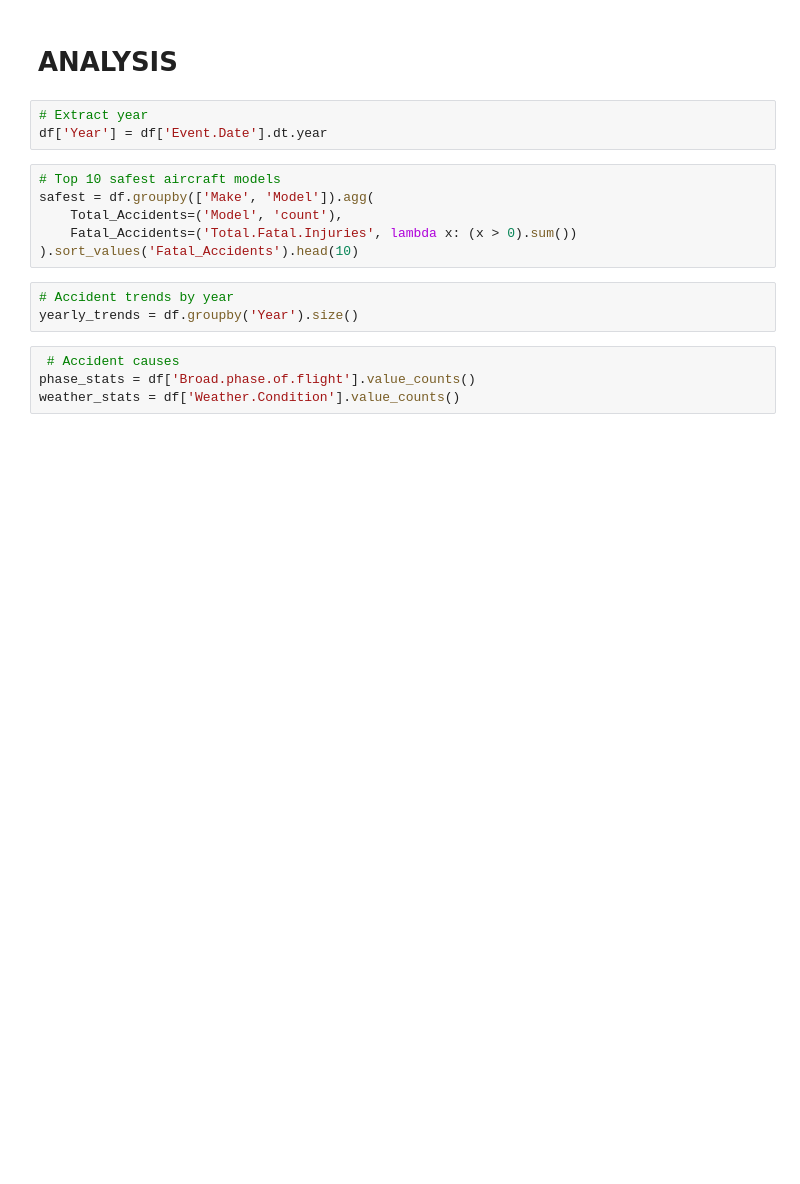
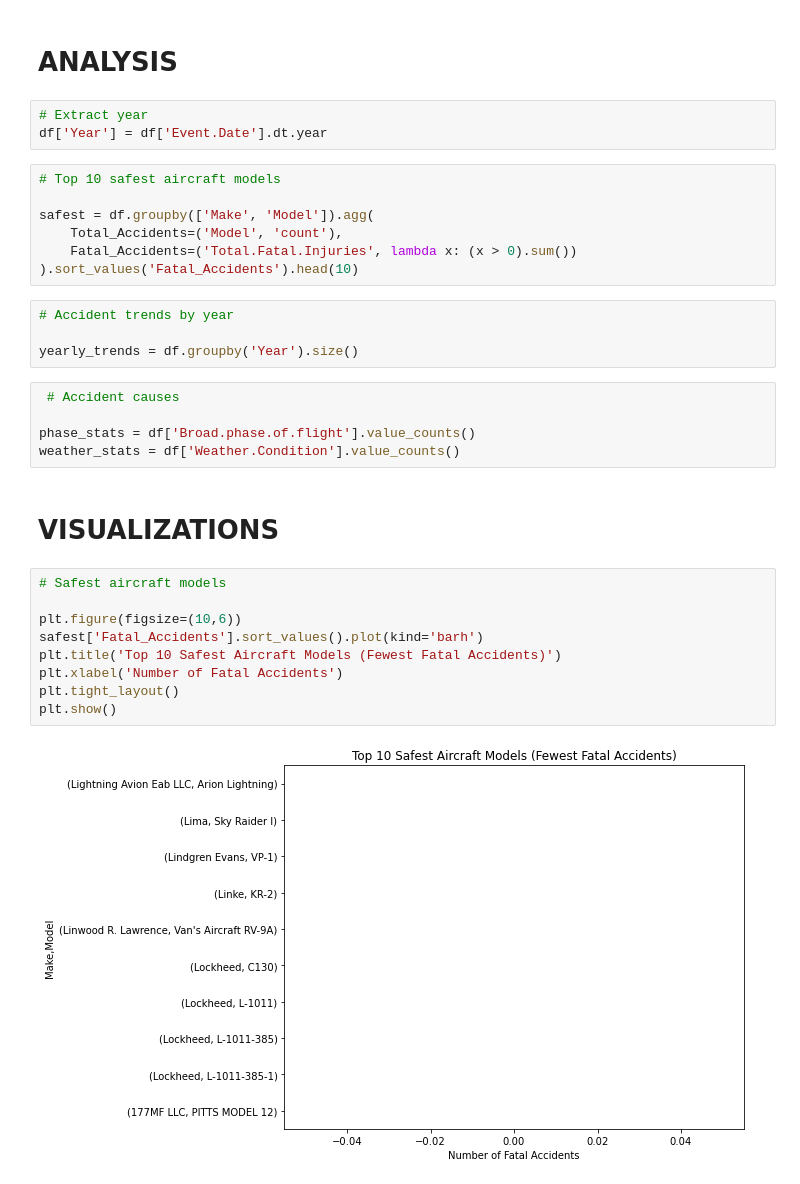
Before and after one commit to kungstar/phase1_project_aviation_analysis, a Jupyter notebook: analysis.ipynb, the cells around one changed output. Cells and saved outputs as stored; diff of their text form; blank space fills up the shorter version.

Commit message:
added visualizations

```diff
--- a/analysis.ipynb
+++ b/analysis.ipynb
@@ -70,14 +70,30 @@ df = df[df['Aircraft.Category'].str.contains('Airplane', case=False, na=False)]
 df['Year'] = df['Event.Date'].dt.year
 # %%
 # Top 10 safest aircraft models
+
 safest = df.groupby(['Make', 'Model']).agg(
     Total_Accidents=('Model', 'count'),
     Fatal_Accidents=('Total.Fatal.Injuries', lambda x: (x > 0).sum())
 ).sort_values('Fatal_Accidents').head(10)
 # %%
 # Accident trends by year
+
 yearly_trends = df.groupby('Year').size()
 # %%
  # Accident causes
+
 phase_stats = df['Broad.phase.of.flight'].value_counts()
 weather_stats = df['Weather.Condition'].value_counts()
+# %% [markdown]
+# VISUALIZATIONS
+# %%
+# Safest aircraft models
+
+plt.figure(figsize=(10,6))
+safest['Fatal_Accidents'].sort_values().plot(kind='barh')
+plt.title('Top 10 Safest Aircraft Models (Fewest Fatal Accidents)')
+plt.xlabel('Number of Fatal Accidents')
+plt.tight_layout()
+plt.show()
+# %% [output]
+[figure, added]
```
Also changed, not shown: parts of 4 cells of this notebook.
